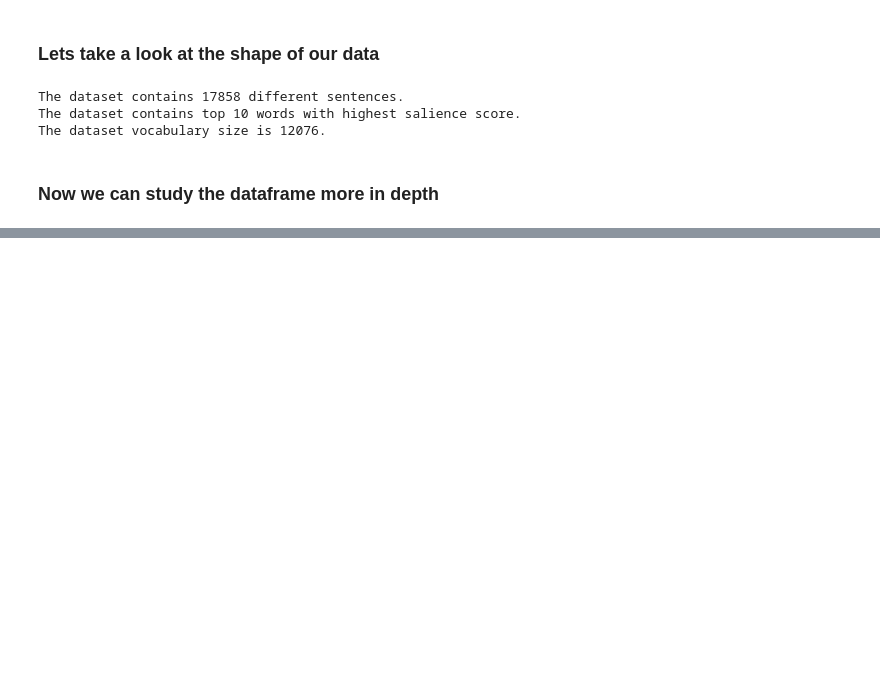
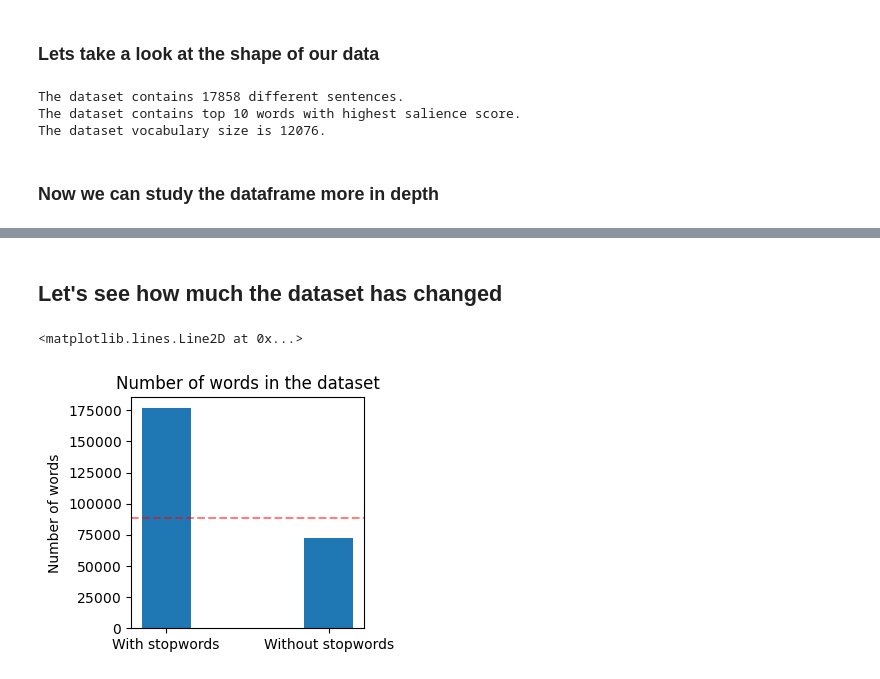
Before and after one commit to marc-gav/MasterThesis, a Jupyter notebook: study_dataset.ipynb, the cells around one changed output, grey strips where cells are left out. Saved outputs shown, nothing was run; the diff lists cells and outputs as text; code cells hidden in the pictures; blank space fills up the shorter version.

Commit message:
feat: Dataset analysis

```diff
--- a/study_dataset.ipynb
+++ b/study_dataset.ipynb
@@ -42,0 +212,16 @@ Name: word, dtype: int64
+# %% [markdown]
+## Let's see how much the dataset has changed
+# %%
+# plot the difference in number of words between the two datasets
+fig, ax = plt.subplots(figsize=(3, 3))
+ax.bar(["With stopwords", "Without stopwords"], [len(df), len(df_nonstop)], width=0.3)
+# the yticks in scientific notation
+ax.ticklabel_format(style="sci", axis="y", useMathText=True)
+ax.set_title("Number of words in the dataset")
+ax.set_ylabel("Number of words")
+
+# h-line in the middle
+ax.axhline(y=len(df) / 2, color="r", linestyle="--", alpha=0.5)
+# %% [output]
+<matplotlib.lines.Line2D at 0x...>
+[figure, added]
```
Also changed, not shown: parts of 7 cells of this notebook, 1 other file.
